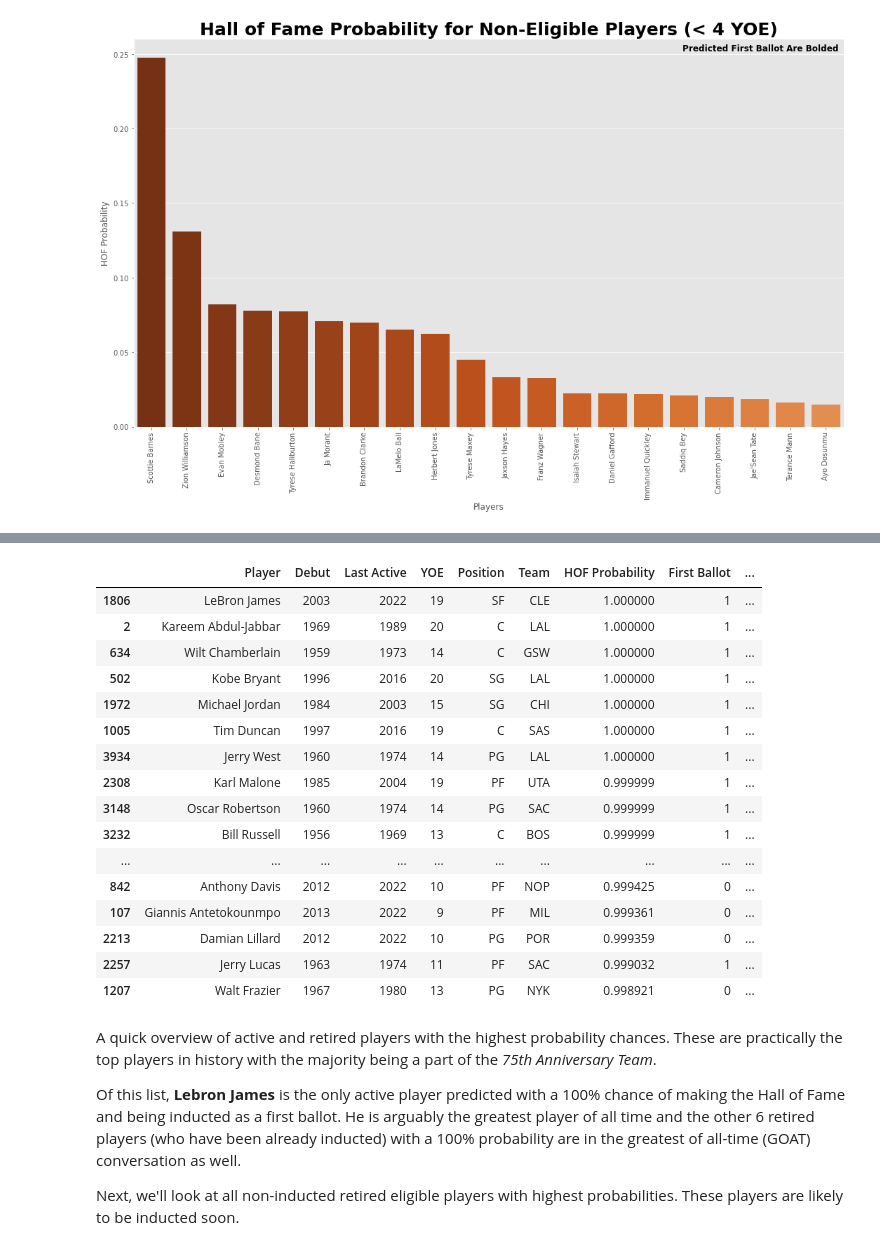
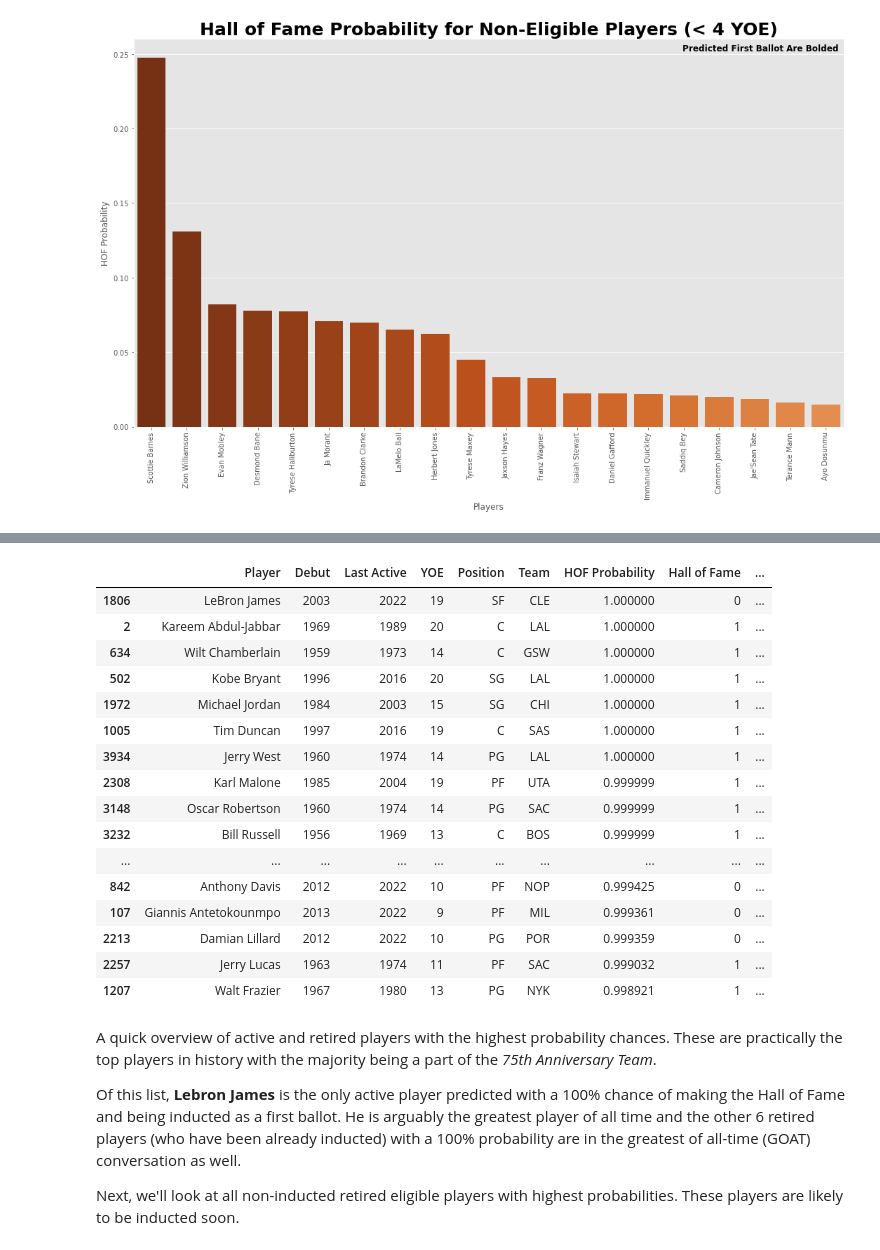
Before and after one commit to ctoeun/nba-hof-predictor, a Jupyter notebook: hof-analysis-predictions.ipynb, the cells around one changed output, grey strips where cells are left out. Cells and saved outputs as stored; diff of their text form; code cells hidden in the pictures.

```diff
--- a/hof-analysis-predictions.ipynb
+++ b/hof-analysis-predictions.ipynb
@@ -1177,11 +1177,11 @@ Nonetheless, I would say the Logisitic Regression model does pretty well since m
 # %%
 # show players with highest hall of fame chances (retired and active)
 nba_players_hof_prob = nba_players_hof_prob.sort_values(by='HOF Probability', ascending=False)
 display(nba_players_hof_prob[['Player','Debut','Last Active','YOE','Position',
-                'Team', 'HOF Probability','First Ballot','NBA 75th Anniv. Team']].head(50))
+                'Team', 'HOF Probability','Hall of Fame','First Ballot','NBA 75th Anniv. Team']].head(50))
 # %% [output]
-|  | Player | Debut | Last Active | YOE | Position | Team | HOF Probability | First Ballot | ... |
-| 1806 | LeBron James | 2003 | 2022 | 19 | SF | CLE | 1.000000 | 1 | ... |
+|  | Player | Debut | Last Active | YOE | Position | Team | HOF Probability | Hall of Fame | ... |
+| 1806 | LeBron James | 2003 | 2022 | 19 | SF | CLE | 1.000000 | 0 | ... |
 | 2 | Kareem Abdul-Jabbar | 1969 | 1989 | 20 | C | LAL | 1.000000 | 1 | ... |
 | 634 | Wilt Chamberlain | 1959 | 1973 | 14 | C | GSW | 1.000000 | 1 | ... |
 | 502 | Kobe Bryant | 1996 | 2016 | 20 | SG | LAL | 1.000000 | 1 | ... |
@@ -1196,7 +1196,7 @@ display(nba_players_hof_prob[['Player','Debut','Last Active','YOE','Position',
 | 107 | Giannis Antetokounmpo | 2013 | 2022 | 9 | PF | MIL | 0.999361 | 0 | ... |
 | 2213 | Damian Lillard | 2012 | 2022 | 10 | PG | POR | 0.999359 | 0 | ... |
 | 2257 | Jerry Lucas | 1963 | 1974 | 11 | PF | SAC | 0.999032 | 1 | ... |
-| 1207 | Walt Frazier | 1967 | 1980 | 13 | PG | NYK | 0.998921 | 0 | ... |
+| 1207 | Walt Frazier | 1967 | 1980 | 13 | PG | NYK | 0.998921 | 1 | ... |
 # %% [markdown]
 A quick overview of active and retired players with the highest probability chances. These are practically the top players in history with the majority being a part of the *75th Anniversary Team*. <br>
 
```
Also changed, not shown: parts of 5 cells of this notebook.
